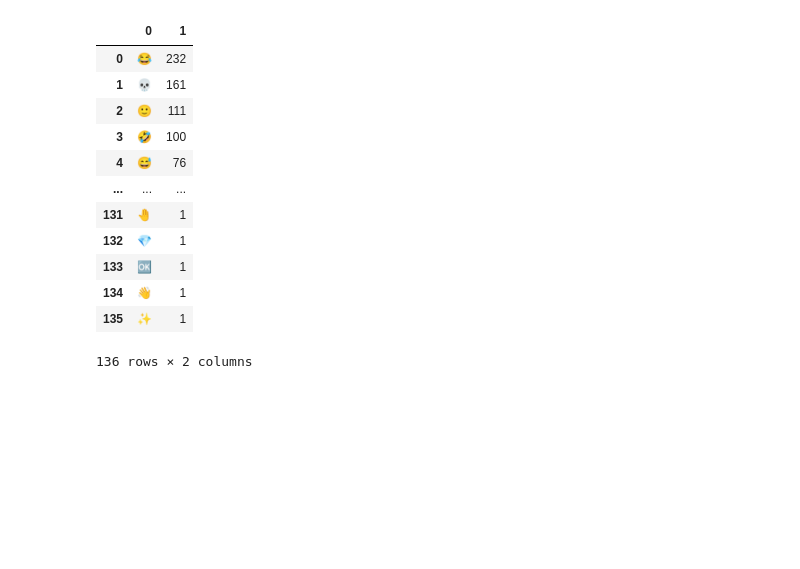
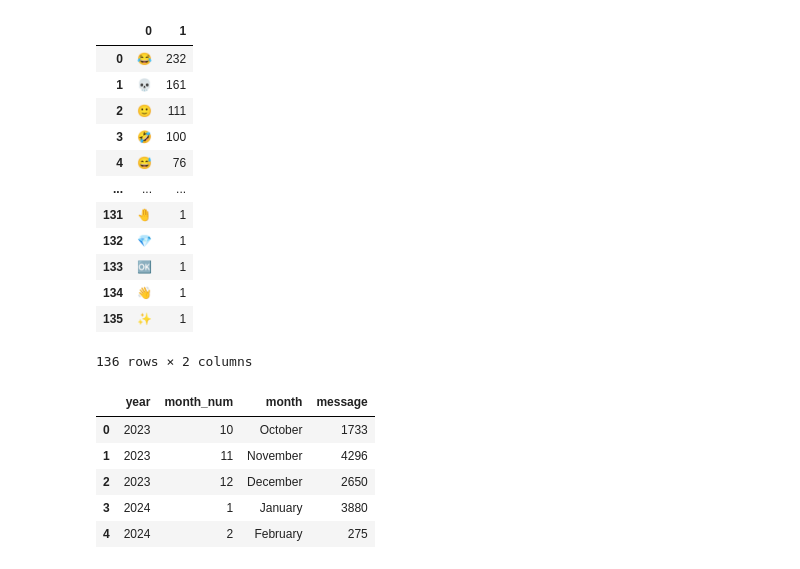
Before and after one commit to M-Awwab-Khan/whatsapp-chat-analyzer, a Jupyter notebook: whatsapp_chat_analysis.ipynb, the cells around one changed output. Saved outputs shown, nothing was run; the diff lists cells and outputs as text; code cells hidden in the pictures; blank space fills up the shorter version.

```diff
--- a/whatsapp_chat_analysis.ipynb
+++ b/whatsapp_chat_analysis.ipynb
@@ -251,0 +267,10 @@ pd.DataFrame(Counter(emojis).most_common(len(Counter(emojis))))
+# %%
+timeline = df.groupby(['year', 'month_num', 'month']).count()['message'].reset_index()
+timeline
+# %% [output]
+|  | year | month_num | month | message |
+| 0 | 2023 | 10 | October | 1733 |
+| 1 | 2023 | 11 | November | 4296 |
+| 2 | 2023 | 12 | December | 2650 |
+| 3 | 2024 | 1 | January | 3880 |
+| 4 | 2024 | 2 | February | 275 |
```
Also changed, not shown: parts of 7 cells of this notebook.
